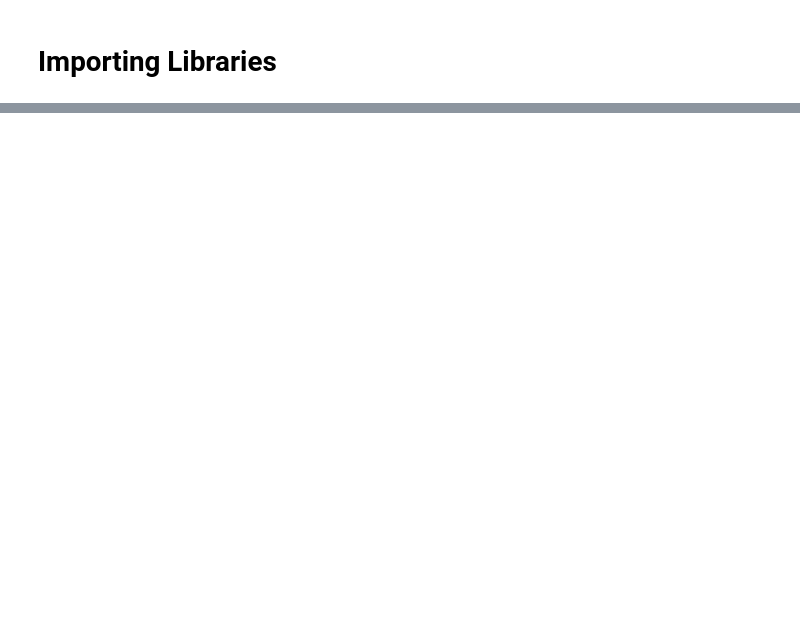
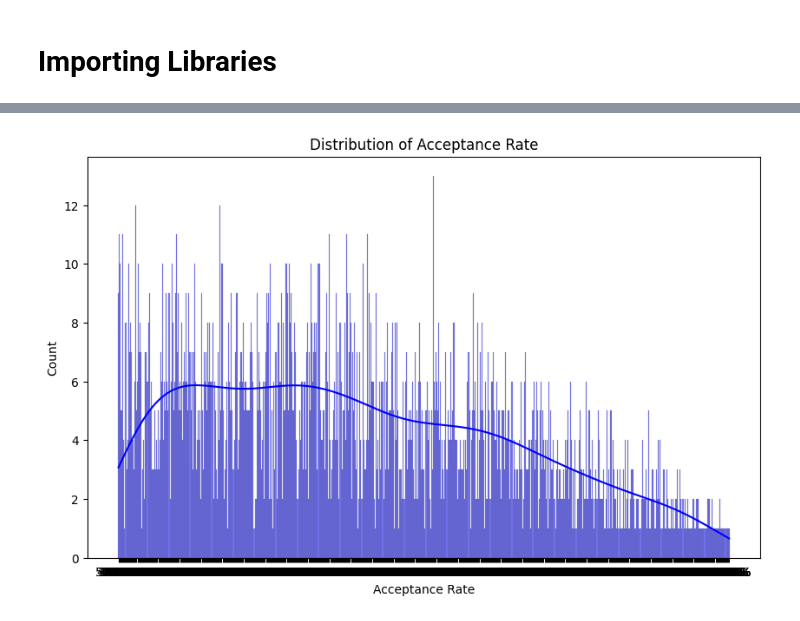
Before and after one commit to kumawatmanish05/LeetCode_Data_Analysis, a Jupyter notebook: leetcode-data-analysis.ipynb, the cells around one changed output, grey strips where cells are left out. Cells and saved outputs as stored; diff of their text form; code cells hidden in the pictures; blank space fills up the shorter version.

```diff
--- a/leetcode-data-analysis.ipynb
+++ b/leetcode-data-analysis.ipynb
@@ -29,0 +77,10 @@ df.head()
+# %%
+# Plot the distribution of Acceptance Rate
+plt.figure(figsize=(10, 6))
+sns.histplot(df['Acceptance'], bins=30, kde=True, color='blue')
+plt.title('Distribution of Acceptance Rate')
+plt.xlabel('Acceptance Rate')
+plt.ylabel('Count')
+plt.show()
+# %% [output]
+[figure, added]
```
Also changed, not shown: parts of 12 cells of this notebook.
